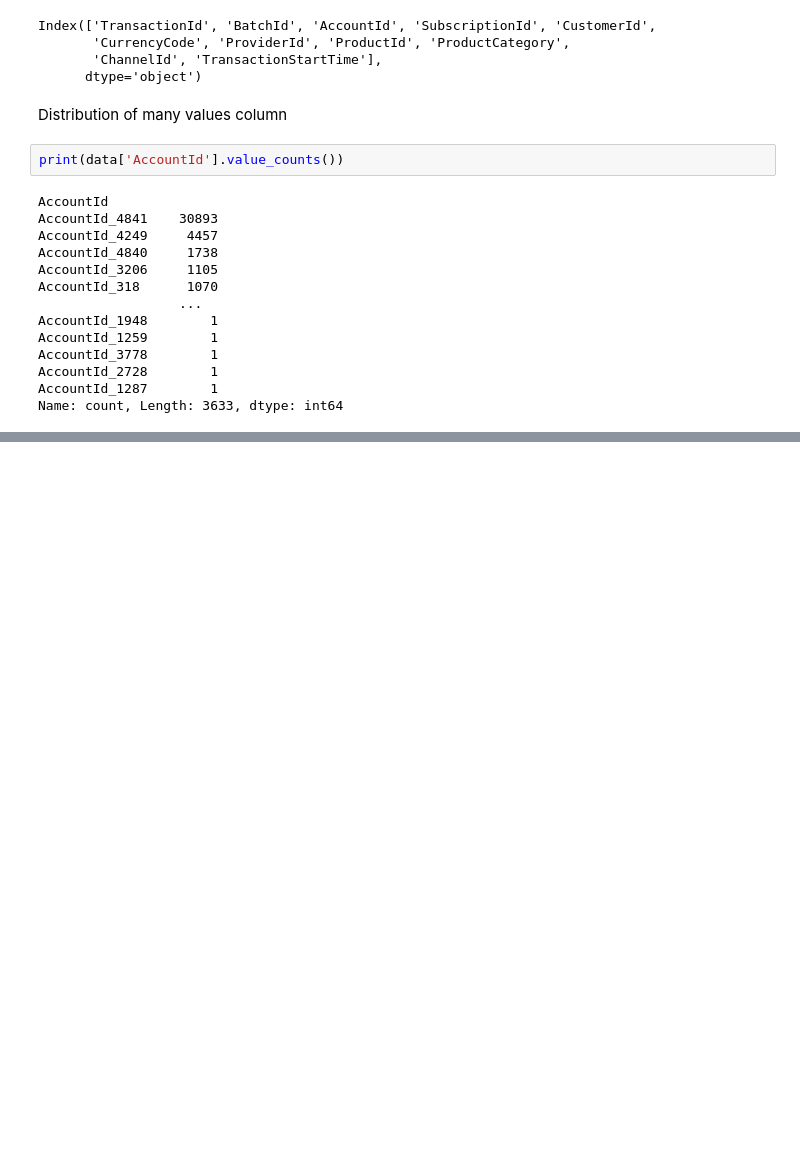
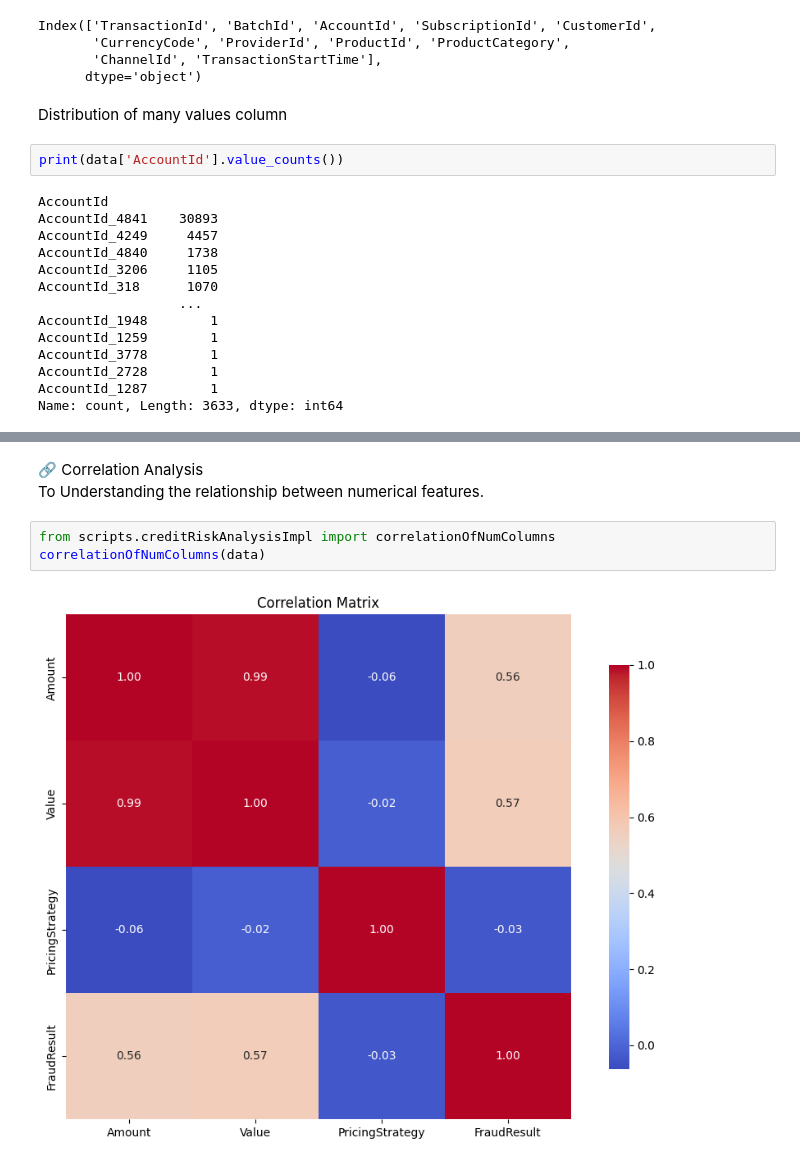
Before and after one commit to Ofgeha-Gelana/CreditScoreAI, a Jupyter notebook: notebooks/risk_analysis.ipynb, the cells around one changed output, grey strips where cells are left out. Saved outputs shown, nothing was run; the diff lists cells and outputs as text; blank space fills up the shorter version.

```diff
--- a/notebooks/risk_analysis.ipynb
+++ b/notebooks/risk_analysis.ipynb
@@ -177,0 +187,8 @@ Name: count, Length: 3633, dtype: int64
+# %% [markdown]
+🔗 Correlation Analysis\
+To Understanding the relationship between numerical features.
+# %%
+from scripts.creditRiskAnalysisImpl import correlationOfNumColumns
+correlationOfNumColumns(data)
+# %% [output]
+[figure, added]
```
Also changed, not shown: parts of 9 cells of this notebook.
